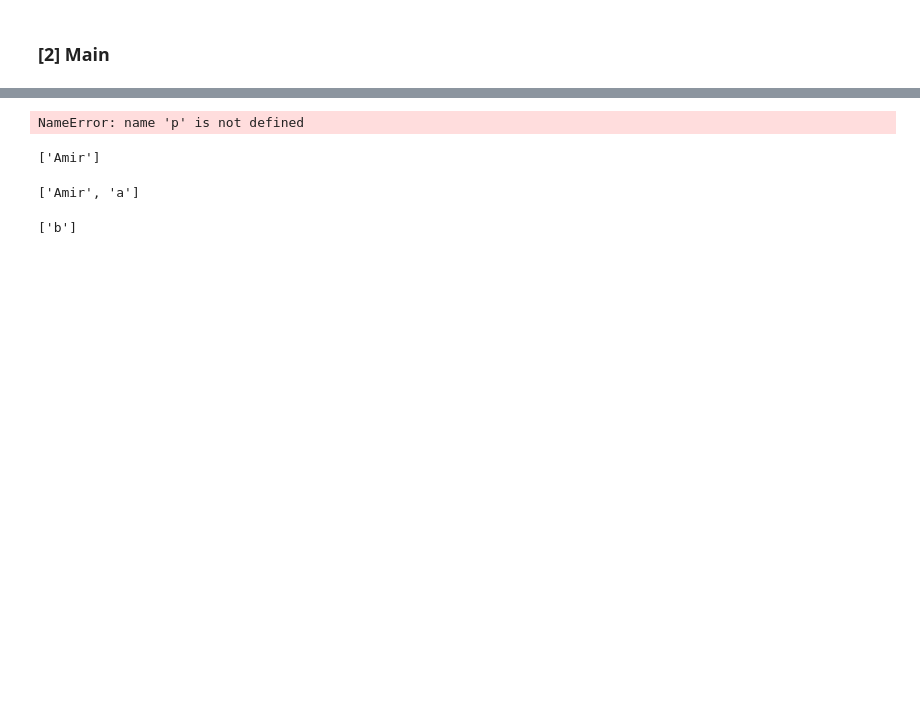
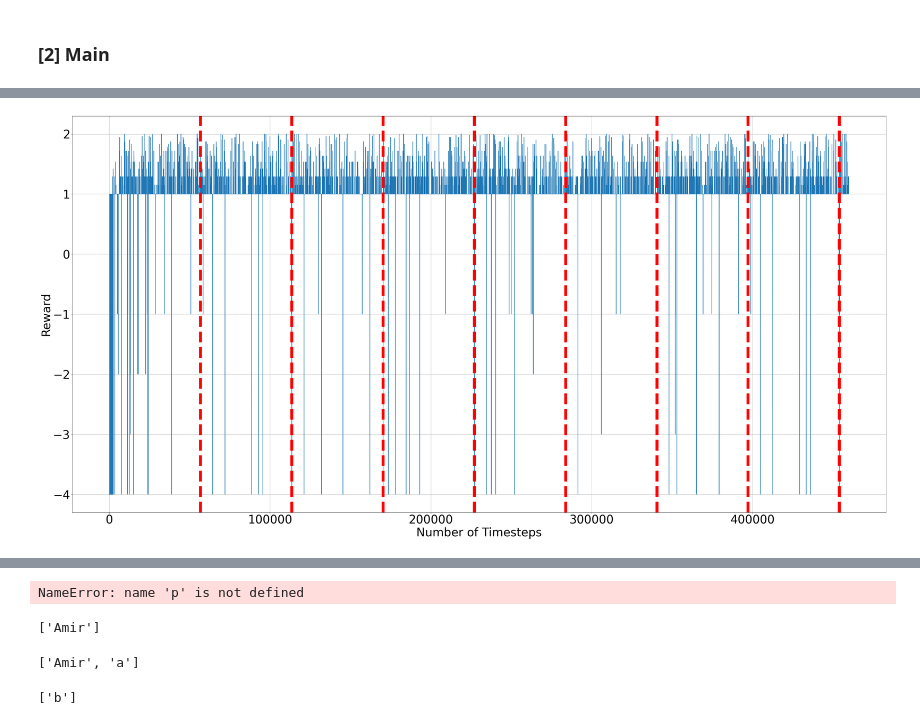
Before and after one commit to amirmahdiKhosravi/Adaptive-Logging-System, a Jupyter notebook: code/model-implementation.ipynb, the cells around one changed output, grey strips where cells are left out. Drawn from its saved outputs; the diff is of its cells as text; code cells hidden in the pictures; blank space fills up the shorter version.

```diff
--- a/code/model-implementation.ipynb
+++ b/code/model-implementation.ipynb
@@ -422,0 +485,41 @@ for _ in range(total_timesteps):
+# %%
+"""batch_size = 100
+averages_list = []
+for i in range(0, len(env.rewards_list), batch_size):
+    # Extract a batch of numbers
+    batch = env.rewards_list[i:i + batch_size]
+
+    # Calculate the average of the batch and append it to the averages_list
+    average = sum(batch) / len(batch)
+    averages_list.append(average)"""
+batch_size = 20
+PPO1_y = []
+#DQN_rewards_list = env.rewards_list
+for i in range(0, len(PPO1_rewards_list), batch_size):
+    # Extract a batch of numbers
+    batch = PPO1_rewards_list[i]
+
+    PPO1_y.append(batch)
+# %%
+fig = plt.figure( figsize=(50, 25))
+i = 0
+x = [i*batch_size for i in range(0, len(PPO1_y))]
+y = PPO1_y
+plt.plot(x, y)
+plt.xlabel('Number of Timesteps', fontsize=40)
+plt.ylabel('Reward', fontsize=40)
+plt.xticks(fontsize=40)
+plt.yticks(fontsize=40)
+#plt.title("DQN Learning Curve")
+
+counter = 56755
+while(counter<460000):
+    plt.axvline(x=counter, color='red', linestyle='--', label='Episode', linewidth=10)
+    counter = counter + 56755
+
+
+plt.grid(True)
+plt.savefig("PPO1.pdf")
+plt.show()
+# %% [output]
+[figure, added]
```
Also changed, not shown: parts of 43 cells of this notebook, 12 other files.
